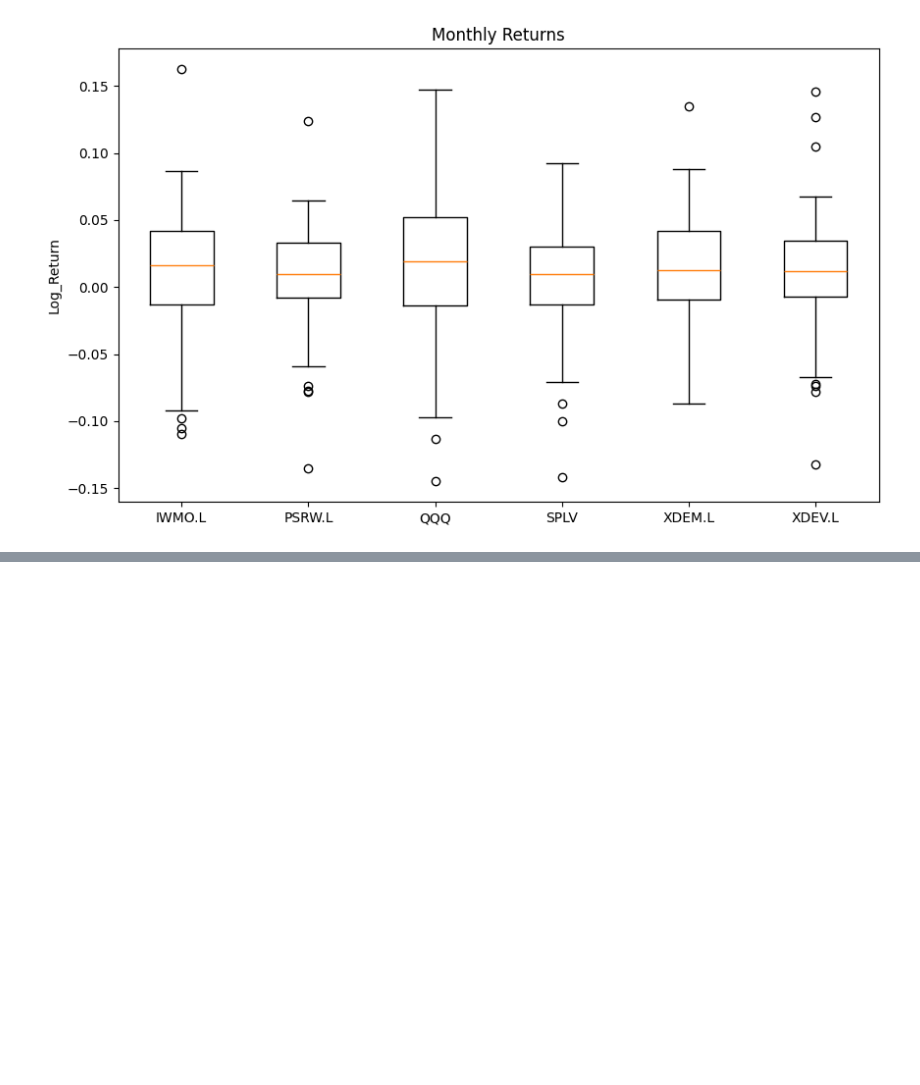
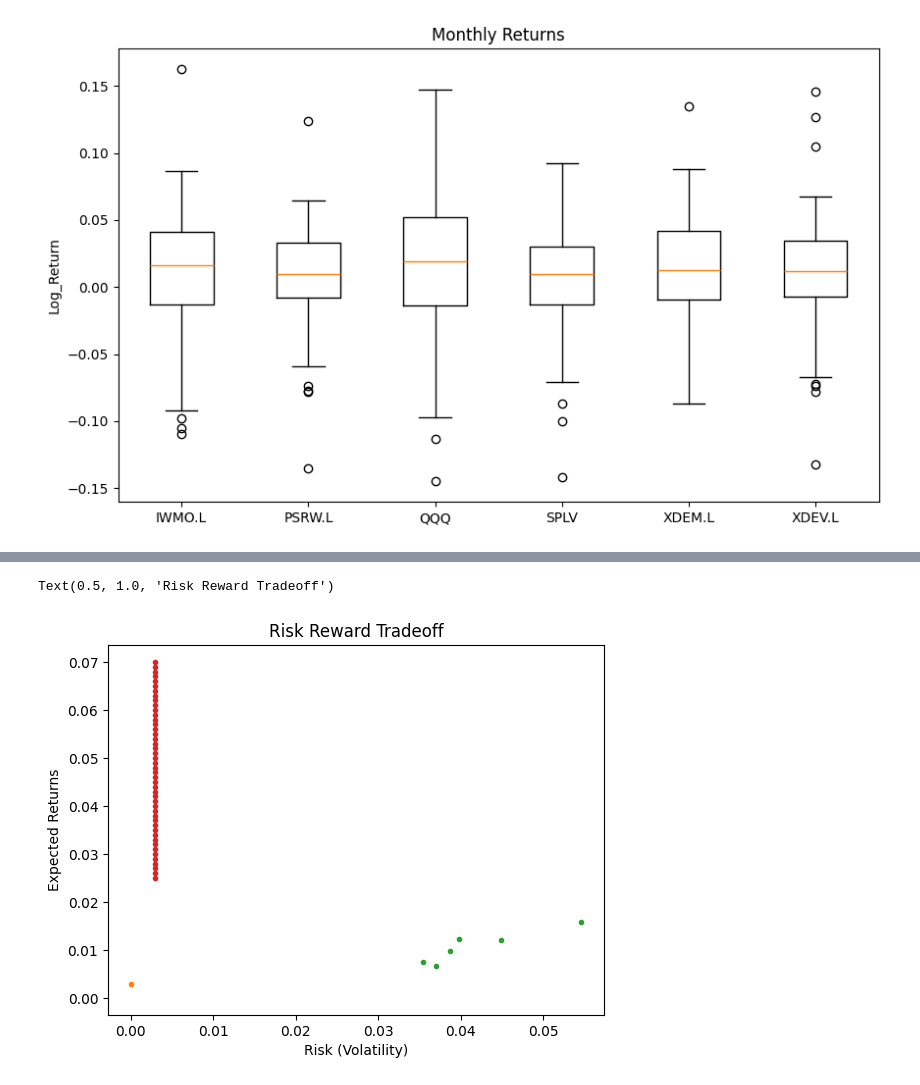
Before and after one commit to D-Malhotra/Portfolio-Theory, a Jupyter notebook: EffFront.ipynb, the cells around one changed output, grey strips where cells are left out. Drawn from its saved outputs; the diff is of its cells as text; code cells hidden in the pictures; blank space fills up the shorter version.

```diff
--- a/EffFront.ipynb
+++ b/EffFront.ipynb
@@ -49,0 +85,21 @@ for row in cov_matrix:
+# %%
+#Now we need to plot the Efficient Frontier
+from scipy.optimize import minimize
+#We want the minimum variance portfolio which is defined by:
+min_func=lambda x: x@cov_matrix@x
+#For the constraints we need the xi's to sum to 1
+#We also need to specify what the expectation of the portfolio should be and we will ultimately be finding the
+#min variance portfolio for that specified expectation.
+
+#Lastly we need to bound our x vector to be non-negative as this portfolio will be used in an ISA.
+bnds = [(0,1)]*len(yftickers)
+x0 = np.ones(len(yftickers))/len(yftickers)
+Optimal_portfolios = dict()
+Ep_range = np.arange(0.025, 0.07, 0.001)
+for Ep in Ep_range:
+    x_vec = minimize(
+        min_func, x0, constraints=({"type": "eq", "fun": lambda x: np.sum(x) -1}
+                ,{"type": "eq", "fun": lambda x: np.dot(mean_returns, x) - Ep}), bounds=bnds
+    )
+    #x is the attribute which contains the solution vector for the optimisation object
+    Optimal_portfolios[Ep] = x_vec.x
@@ -49,0 +126,18 @@ for row in cov_matrix:
+# %%
+variance_list = []
+for Ep in Ep_range:
+    x = Optimal_portfolios[Ep]
+    variance_list.append(x @ cov_matrix @ x)
+
+
+
+plt.plot(0, 0)
+plt.plot(0, log_rate, ".")
+plt.plot([np.sqrt(cov_matrix[i,i]) for i in range(len(mean_returns))], mean_returns, ".")
+plt.plot(variance_list, Ep_range, ".")
+plt.xlabel("Risk (Volatility)")
+plt.ylabel("Expected Returns")
+plt.title("Risk Reward Tradeoff")
+# %% [output]
+Text(0.5, 1.0, 'Risk Reward Tradeoff')
+[figure, added]
```
Also changed, not shown: parts of 7 cells of this notebook.
